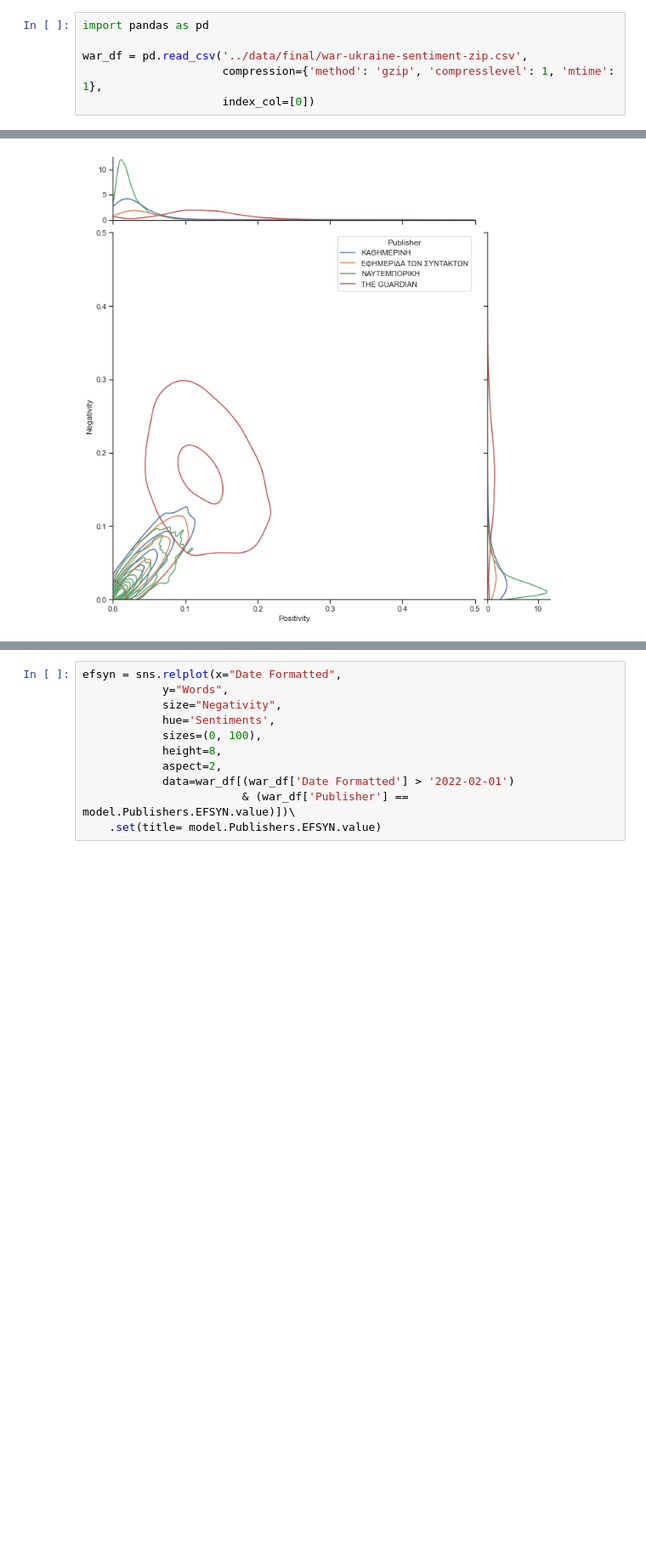
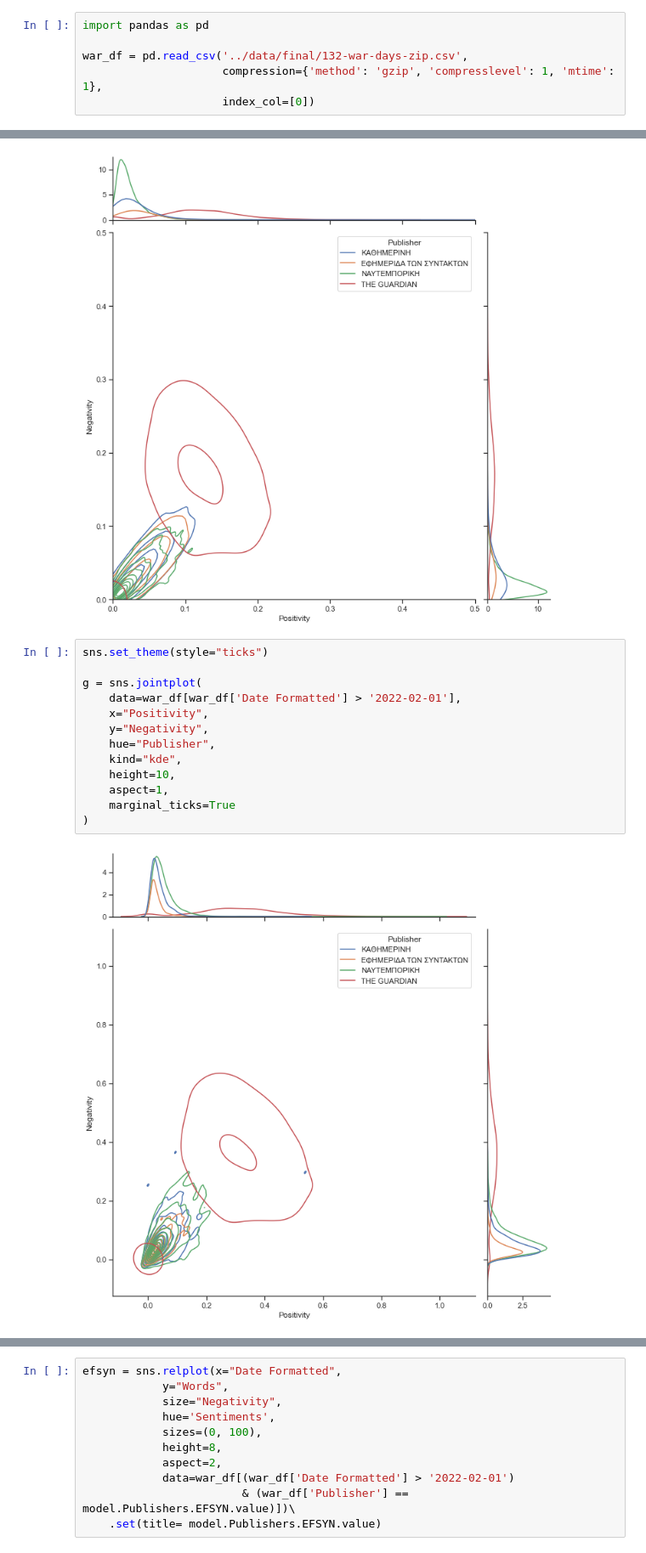
Before and after one commit to inhaltone/132DOW, a Jupyter notebook: notebooks/dataAnalysisVisualization.ipynb, the cells around one changed output, grey strips where cells are left out. Shown at 85% size. Drawn from its saved outputs; the diff is of its cells as text; blank space fills up the shorter version.

Commit message:
refactor: fix python directories and update read me files + plots new added

```diff
--- a/notebooks/dataAnalysisVisualization.ipynb
+++ b/notebooks/dataAnalysisVisualization.ipynb
@@ -1,7 +1,7 @@
 # %%
 import pandas as pd
 
-war_df = pd.read_csv('../data/final/war-ukraine-sentiment-zip.csv',
+war_df = pd.read_csv('../data/final/132-war-days-zip.csv',
                      compression={'method': 'gzip', 'compresslevel': 1, 'mtime': 1},
                      index_col=[0])
 # %%
@@ -211,3 +200,18 @@ g.ax_marg_y.set_ylim(0, 0.5)
 # %% [output]
 (0.0, 0.5)
 [figure]
+# %%
+sns.set_theme(style="ticks")
+
+g = sns.jointplot(
+    data=war_df[war_df['Date Formatted'] > '2022-02-01'],
+    x="Positivity",
+    y="Negativity",
+    hue="Publisher",
+    kind="kde",
+    height=10,
+    aspect=1,
+    marginal_ticks=True
+)
+# %% [output]
+[figure, added]
```
Also changed, not shown: parts of 11 cells of this notebook, 41 other files.
